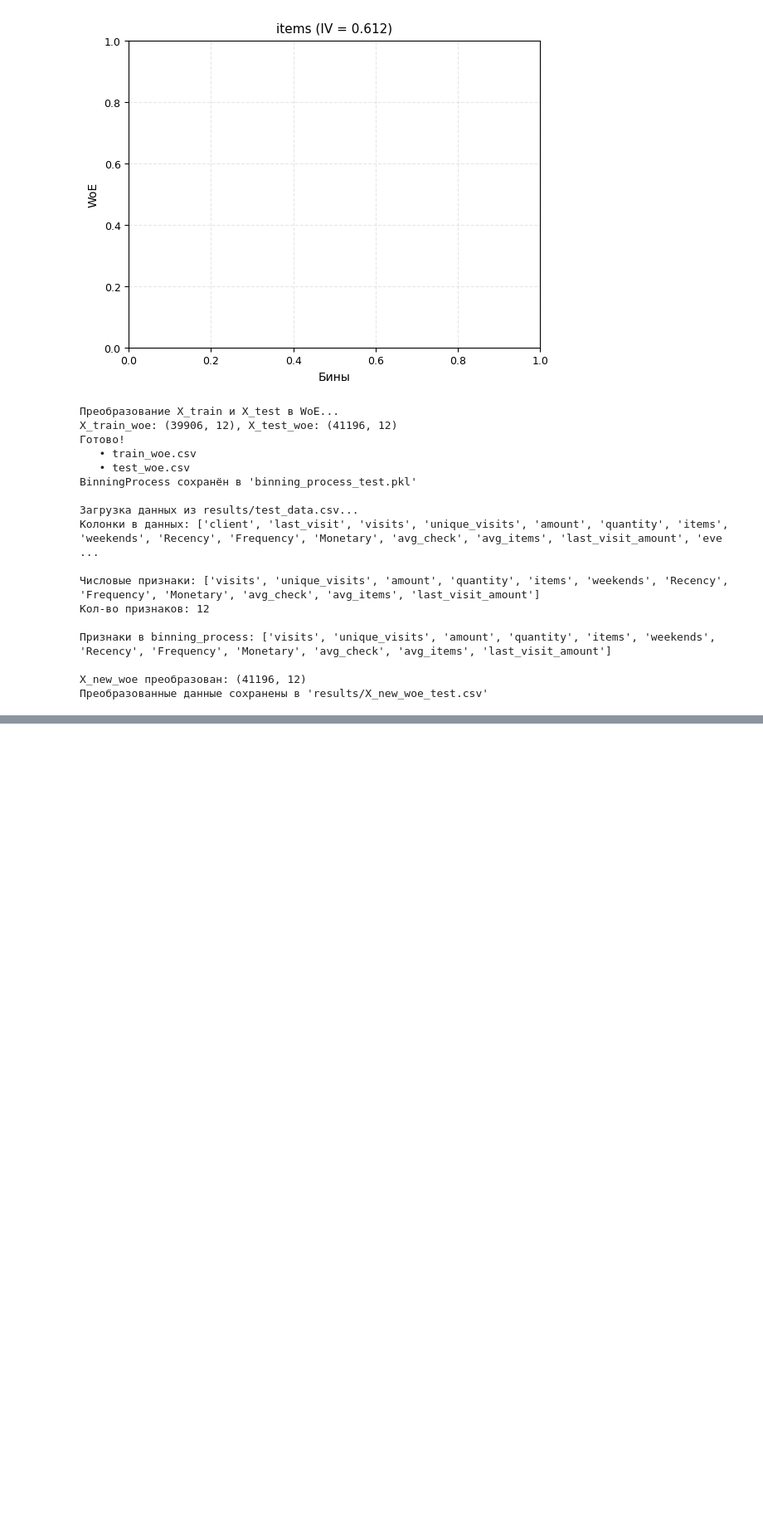
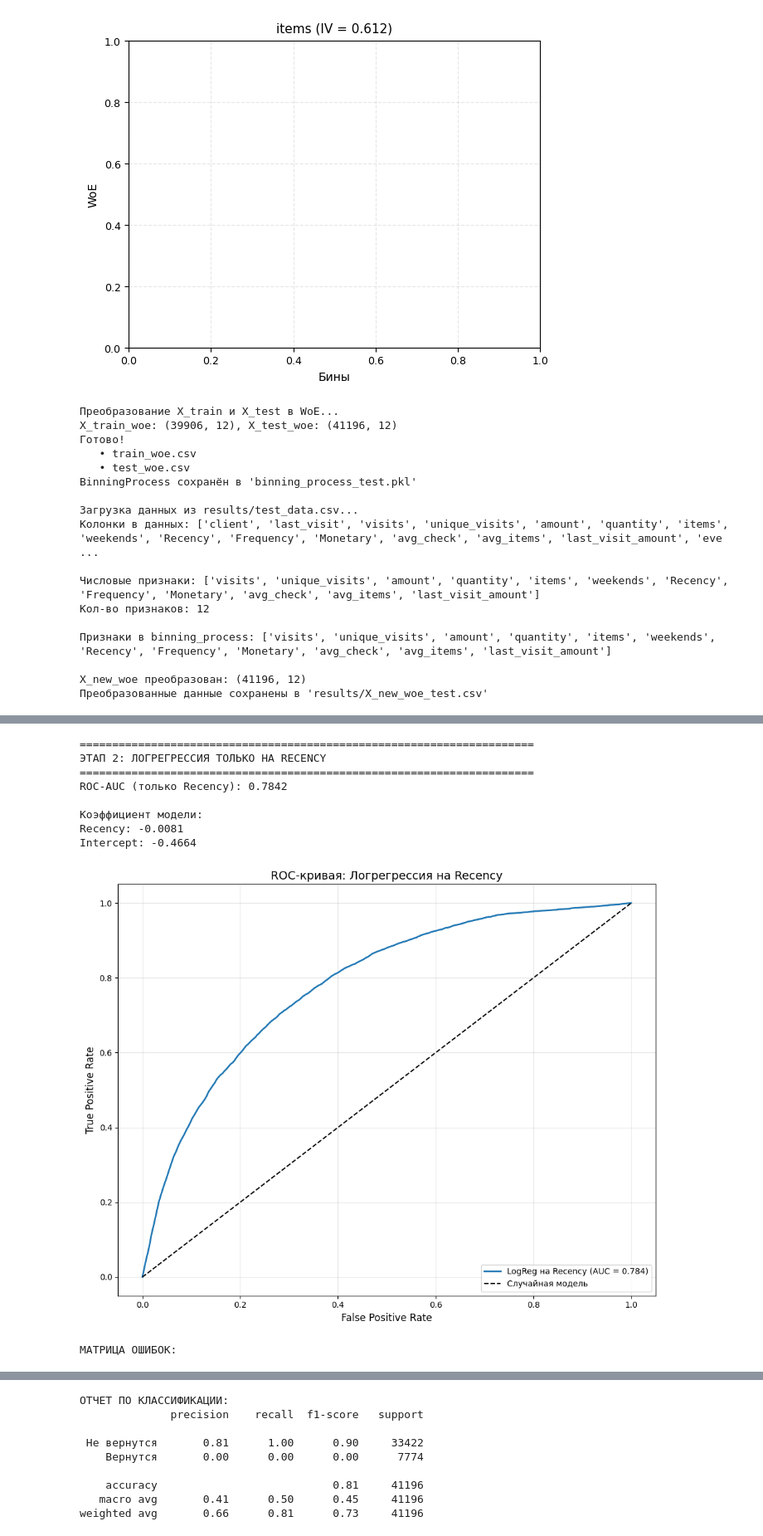
Before and after one commit to glazed-curd/machine_learning, a Jupyter notebook: 7_lab.ipynb, the cells around one changed output, grey strips where cells are left out. Shown at 83% size. Drawn from its saved outputs; the diff is of its cells as text; code cells hidden in the pictures; blank space fills up the shorter version.

```diff
--- a/7_lab.ipynb
+++ b/7_lab.ipynb
@@ -629,0 +769,68 @@ X_new_woe преобразован: (41196, 12)
+# %%
+print("\n" + "=" * 70)
+print("ЭТАП 2: ЛОГРЕГРЕССИЯ ТОЛЬКО НА RECENCY")
+print("=" * 70)
+
+from sklearn.linear_model import LogisticRegression
+from sklearn.metrics import roc_auc_score, roc_curve, confusion_matrix, classification_report
+import seaborn as sns
+
+# 1. Берем только признак Recency
+X_train_recency = X_train_models[['Recency']].copy()
+X_test_recency = X_test_models[['Recency']].copy()
+
+# 2. Создаем и обучаем модель
+model_recency = LogisticRegression(random_state=42)
+model_recency.fit(X_train_recency, y_train_models)
+
+# 3. Предсказания
+y_pred_prob_recency = model_recency.predict_proba(X_test_recency)[:, 1]
+y_pred_recency = model_recency.predict(X_test_recency)
+
+# 4. Оценка модели
+roc_auc_recency = roc_auc_score(y_test_models, y_pred_prob_recency)
+print(f"ROC-AUC (только Recency): {roc_auc_recency:.4f}")
+
+# 5. Выводим коэффициенты
+print(f"\nКоэффициент модели:")
+print(f"Recency: {model_recency.coef_[0][0]:.4f}")
+print(f"Intercept: {model_recency.intercept_[0]:.4f}")
+
+# 6. ROC-кривая
+fpr_recency, tpr_recency, _ = roc_curve(y_test_models, y_pred_prob_recency)
+
+plt.figure(figsize=(10, 8))
+plt.plot(fpr_recency, tpr_recency, label=f'LogReg на Recency (AUC = {roc_auc_recency:.3f})', linewidth=2)
+plt.plot([0, 1], [0, 1], 'k--', label='Случайная модель')
+plt.xlabel('False Positive Rate', fontsize=12)
+plt.ylabel('True Positive Rate', fontsize=12)
+plt.title('ROC-кривая: Логрегрессия на Recency', fontsize=14)
+plt.legend(loc='lower right')
+plt.grid(True, alpha=0.3)
+plt.tight_layout()
+plt.show()
+
+# 7. Матрица ошибок
+print("\nМАТРИЦА ОШИБОК:")
+cm_recency = confusion_matrix(y_test_models, y_pred_recency)
+sns.heatmap(cm_recency, annot=True, fmt='d', cmap='Blues')
+plt.title('Матрица ошибок (Recency модель)')
+plt.ylabel('Фактический класс')
+plt.xlabel('Предсказанный класс')
+plt.show()
+
+# 8. Отчет по классификации
+print("\nОТЧЕТ ПО КЛАССИФИКАЦИИ:")
+print(classification_report(y_test_models, y_pred_recency,
+                           target_names=['Не вернутся', 'Вернутся']))
+# %% [output]
+======================================================================
+ЭТАП 2: ЛОГРЕГРЕССИЯ ТОЛЬКО НА RECENCY
+======================================================================
+ROC-AUC (только Recency): 0.7842
+
+Коэффициент модели:
+Recency: -0.0081
+Intercept: -0.4664
+[figure, added]
+МАТРИЦА ОШИБОК:
@@ -629,0 +838,9 @@ X_new_woe преобразован: (41196, 12)
+ОТЧЕТ ПО КЛАССИФИКАЦИИ:
+              precision    recall  f1-score   support
+
+ Не вернутся       0.81      1.00      0.90     33422
+    Вернутся       0.00      0.00      0.00      7774
+
+    accuracy                           0.81     41196
+   macro avg       0.41      0.50      0.45     41196
+weighted avg       0.66      0.81      0.73     41196
```
Also changed, not shown: parts of 6 cells of this notebook.
